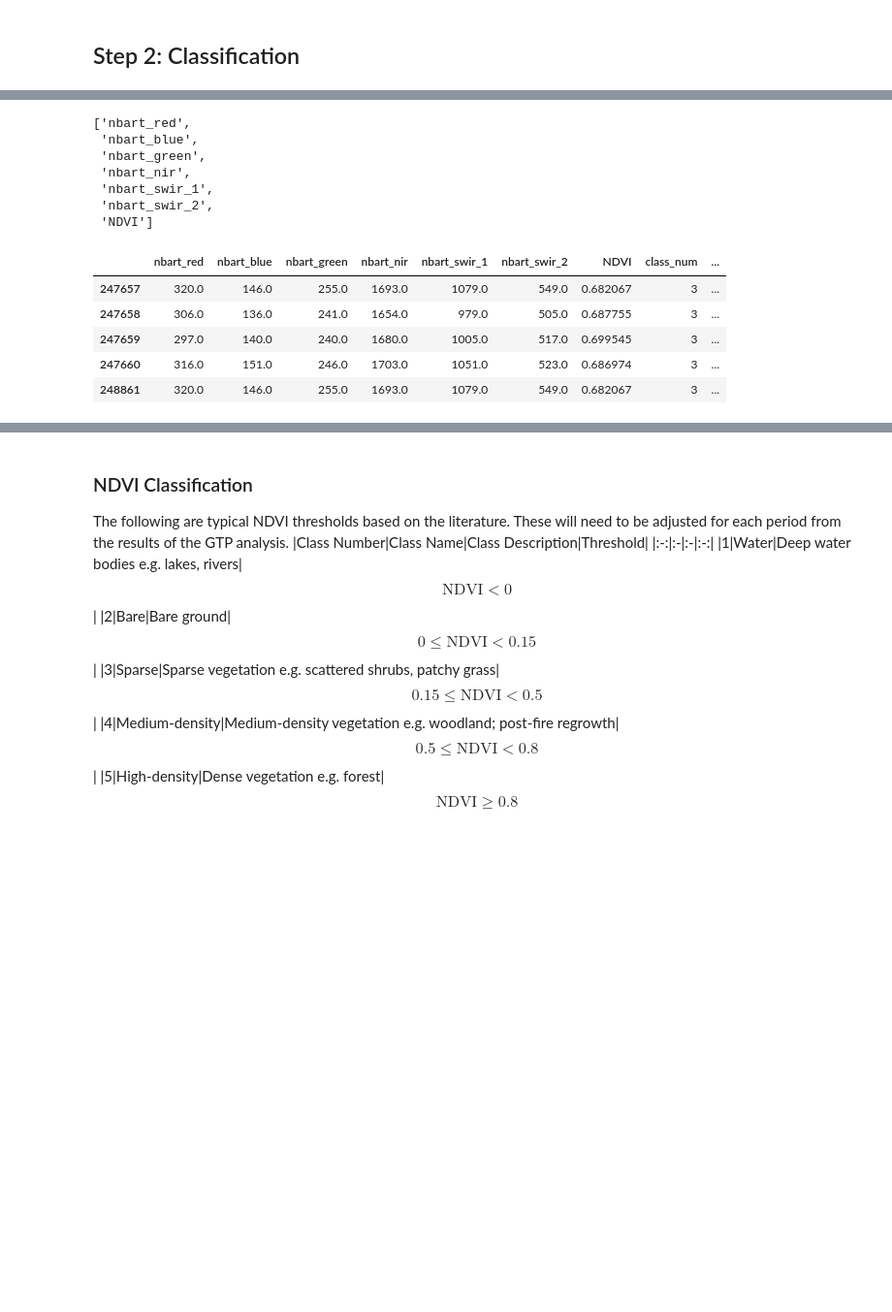
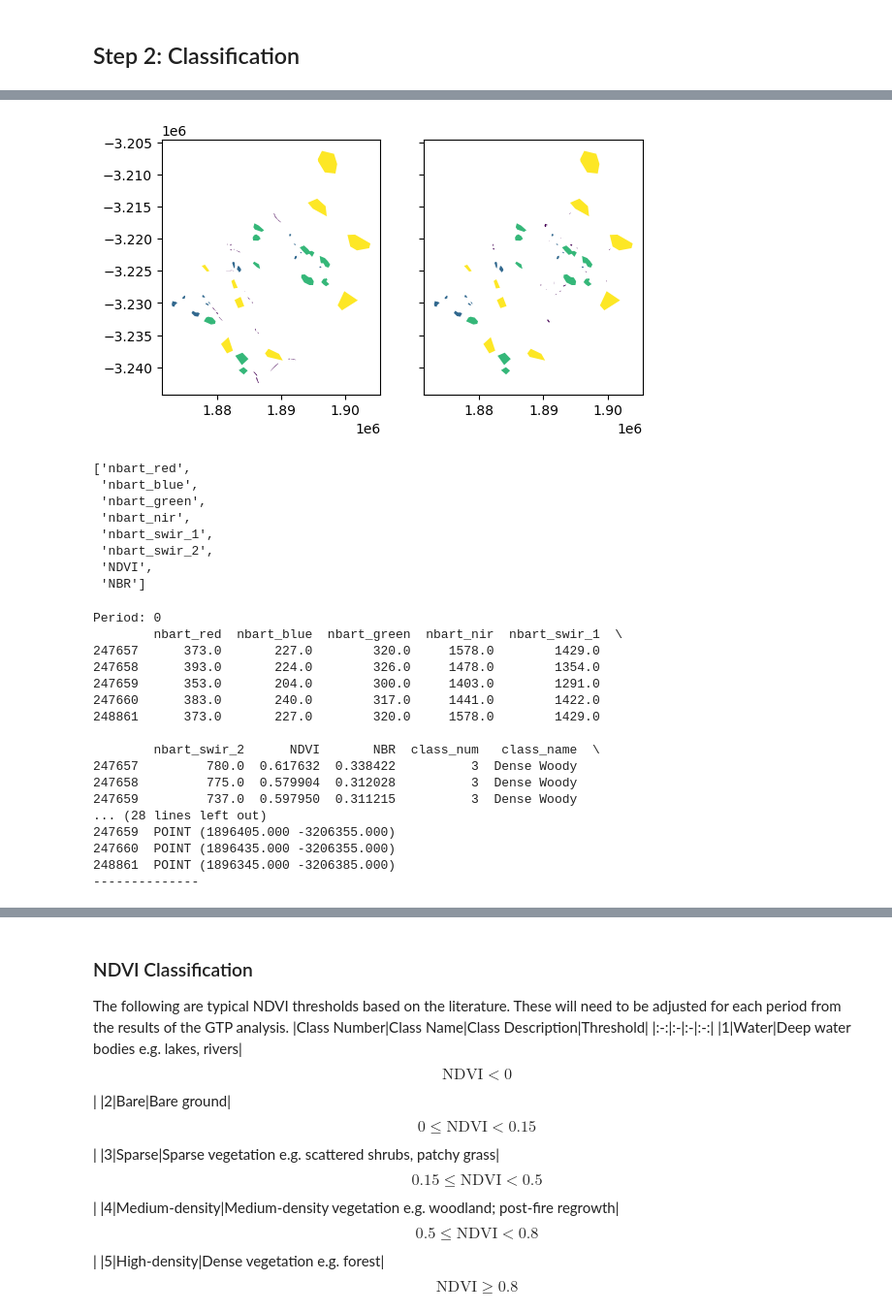
Before and after one commit to mjdear68/Traprock_KBA_Change_Detection, a Jupyter notebook: nbk/class_data_prep.ipynb, the cells around one changed output, grey strips where cells are left out. Shown at 97% size. Cells and saved outputs as stored; diff of their text form; code cells hidden in the pictures; blank space fills up the shorter version.

```diff
--- a/nbk/class_data_prep.ipynb
+++ b/nbk/class_data_prep.ipynb
@@ -64,7 +64,4 @@ The process is:
 See https://stackoverflow.com/questions/65504116/how-to-convert-a-xarray-dataarray-to-a-geopandas-geodataframe for converting a data array to points.
 # %%
 # Read in the labelled polygons
-gtp_poly = gpd.read_file(vector_dir+'GTP_polygons.geojson')
-gtp_poly = gtp_poly.to_crs(crs)
-
-gtp_poly.plot(column='class_num')
+gtp_polys = [gpd.read_file(vector_dir+'gtp_polygons_'+str(i)+'.geojson').to_crs(crs) for i in [0,1]]
@@ -73,0 +68,3 @@ gtp_poly.plot(column='class_num')
+# %%
+for i in [0,1]:
+    print(gtp_polys[i].head())
@@ -73,0 +82,4 @@ gtp_poly.plot(column='class_num')
+# %%
+for i in [0,1]:
+    gtp_polys[i]['geometry'] = gtp_polys[i].buffer(-spatial_res)
+    print(gtp_polys[i].head())
@@ -74,5 +97,13 @@ gtp_poly.plot(column='class_num')
+# %%
+# Plot to check the data
+fig, axes = plt.subplots(1,2, sharey=True)
+for i in [0,1]:
+    unq_nums = np.unique(gtp_polys[i]['class_num'])
+    gtp_polys[i].plot(ax=axes[i], column='class_num')
+# %% [output]
+[figure, added]
 # %%
-X_vars = list(ds.data_vars.keys())[:7]
+X_vars = list(ds.data_vars.keys())[:8]
 X_vars
 # %% [output]
 ['nbart_red',
@@ -81,5 +112,6 @@ X_vars
  'nbart_nir',
  'nbart_swir_1',
  'nbart_swir_2',
- 'NDVI']
+ 'NDVI',
+ 'NBR']
 # %%
@@ -102,11 +133,25 @@ gtp = gtp[X_vars+['class_num','class_name','geometry']]
 # %%
-gtp.head()
+for i in [0,1]:
+    print('Period:', i)
+    print(gtp_base[i].head())
+    print('--------------')
 # %% [output]
-|  | nbart_red | nbart_blue | nbart_green | nbart_nir | nbart_swir_1 | nbart_swir_2 | NDVI | class_num | ... |
-| 247657 | 320.0 | 146.0 | 255.0 | 1693.0 | 1079.0 | 549.0 | 0.682067 | 3 | ... |
-| 247658 | 306.0 | 136.0 | 241.0 | 1654.0 | 979.0 | 505.0 | 0.687755 | 3 | ... |
-| 247659 | 297.0 | 140.0 | 240.0 | 1680.0 | 1005.0 | 517.0 | 0.699545 | 3 | ... |
-| 247660 | 316.0 | 151.0 | 246.0 | 1703.0 | 1051.0 | 523.0 | 0.686974 | 3 | ... |
-| 248861 | 320.0 | 146.0 | 255.0 | 1693.0 | 1079.0 | 549.0 | 0.682067 | 3 | ... |
+Period: 0
+        nbart_red  nbart_blue  nbart_green  nbart_nir  nbart_swir_1  \
+247657      373.0       227.0        320.0     1578.0        1429.0
+247658      393.0       224.0        326.0     1478.0        1354.0
+247659      353.0       204.0        300.0     1403.0        1291.0
+247660      383.0       240.0        317.0     1441.0        1422.0
+248861      373.0       227.0        320.0     1578.0        1429.0
+
+        nbart_swir_2      NDVI       NBR  class_num   class_name  \
+247657         780.0  0.617632  0.338422          3  Dense Woody
+247658         775.0  0.579904  0.312028          3  Dense Woody
+247659         737.0  0.597950  0.311215          3  Dense Woody
+... (28 lines left out)
+247659  POINT (1896405.000 -3206355.000)
+247660  POINT (1896435.000 -3206355.000)
+248861  POINT (1896345.000 -3206385.000)
+--------------
 # %%
 # Count the number of points in each class
```
Also changed, not shown: parts of 23 cells of this notebook, 3 other files.
